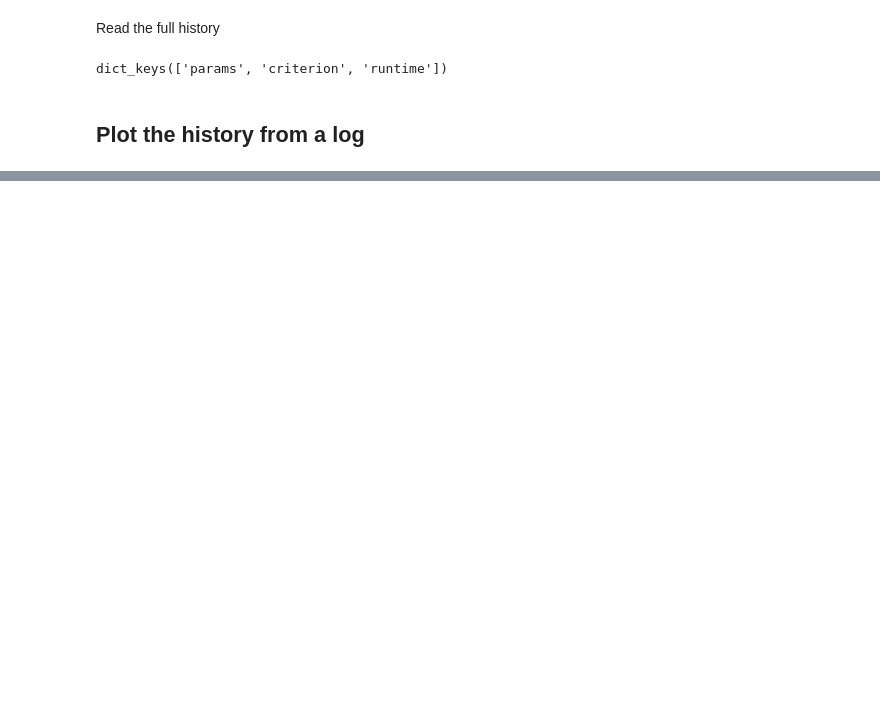
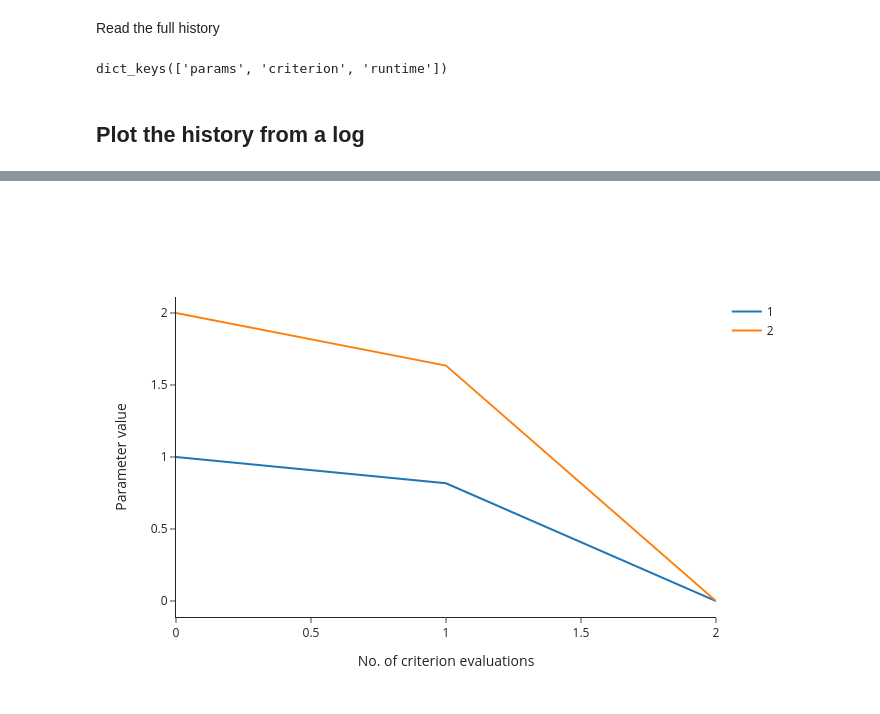
Before and after one commit to optimagic-dev/optimagic, a Jupyter notebook: docs/source/how_to_guides/optimization/how_to_use_logging.ipynb, the cells around one changed output, grey strips where cells are left out. Saved outputs shown, nothing was run; the diff lists cells and outputs as text; code cells hidden in the pictures; blank space fills up the shorter version.

```diff
--- a/docs/source/how_to_guides/optimization/how_to_use_logging.ipynb
+++ b/docs/source/how_to_guides/optimization/how_to_use_logging.ipynb
@@ -103,3 +103,4 @@ criterion_plot("my_log.db")
 # %%
-params_plot("my_log.db", selector=lambda x: x[1:3])
+fig = params_plot("my_log.db", selector=lambda x: x[1:3])
+fig.show(renderer="png")
 # %% [output]
@@ -106,0 +107 @@ params_plot("my_log.db", selector=lambda x: x[1:3])
+[figure, added]
```
Also changed, not shown: parts of 4 cells of this notebook.
